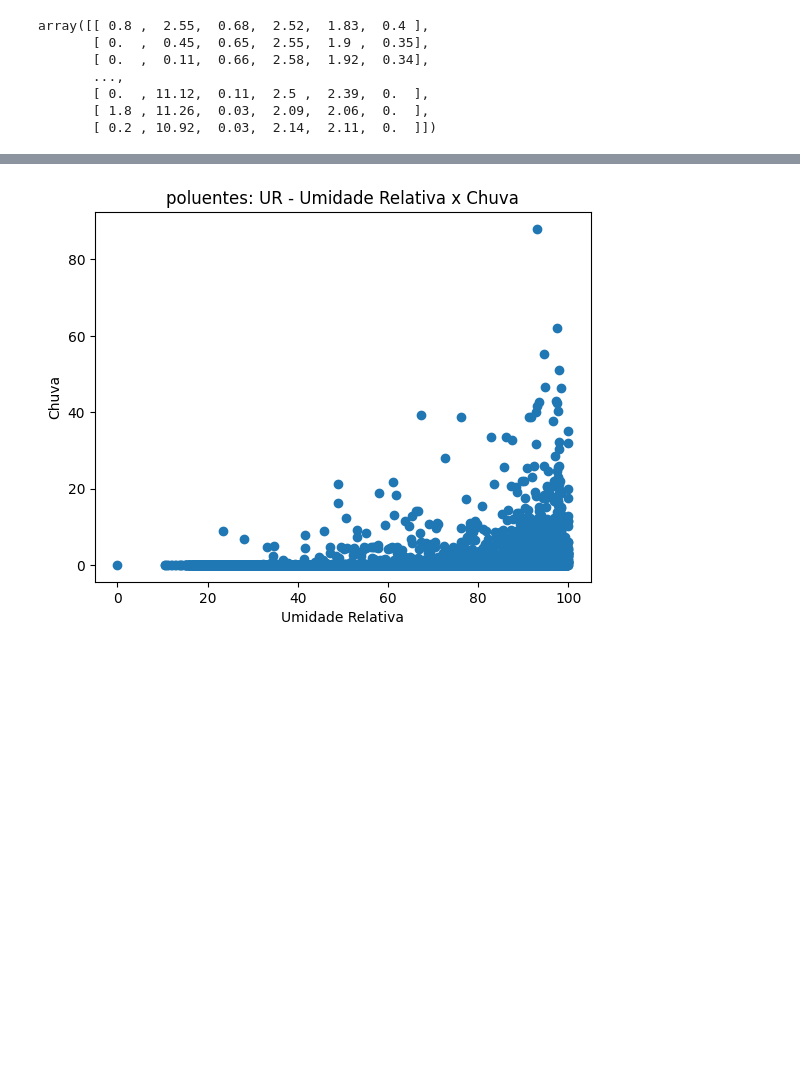
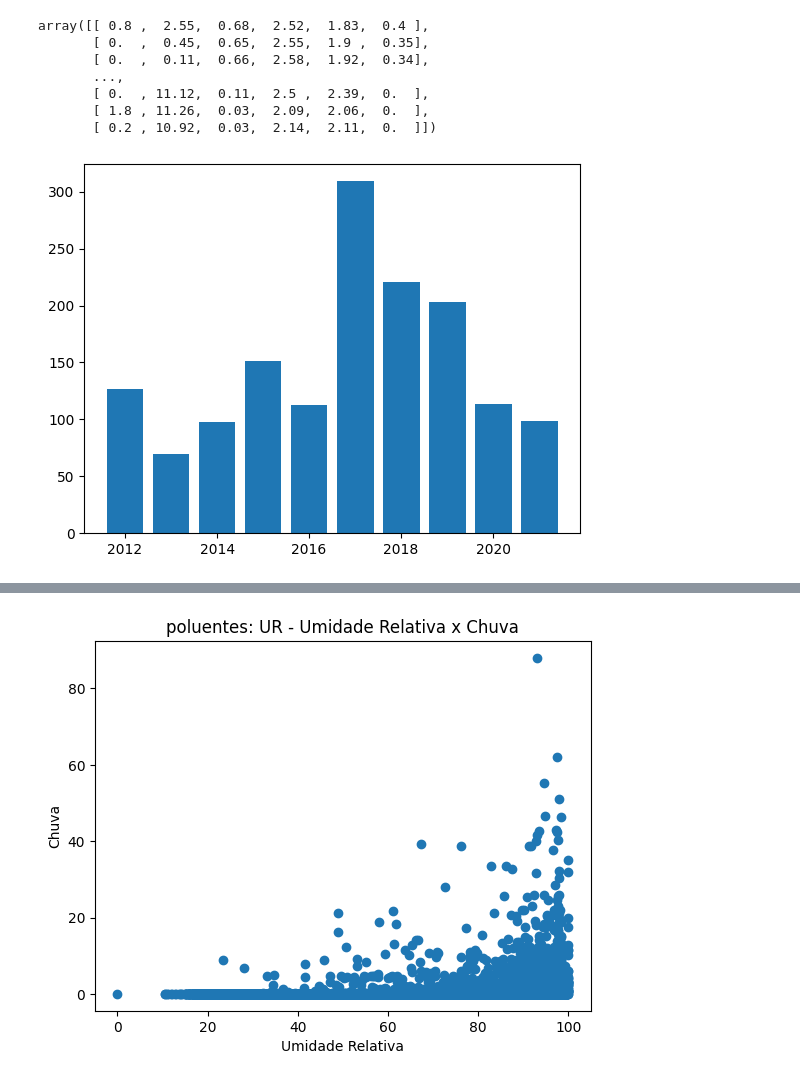
Before and after one commit to Luciahelenasantos/POS_GRADUACAO_PUC, a Jupyter notebook: MVP/Versão1_de_Projeto_Split1a.ipynb, the cells around one changed output, grey strips where cells are left out. Saved outputs shown, nothing was run; the diff lists cells and outputs as text; code cells hidden in the pictures; blank space fills up the shorter version.

```diff
--- a/MVP/Versão1_de_Projeto_Split1a.ipynb
+++ b/MVP/Versão1_de_Projeto_Split1a.ipynb
@@ -447,3 +445,14 @@ array([[ 0.8 ,  2.55,  0.68,  2.52,  1.83,  0.4 ],
        [ 0.  , 11.12,  0.11,  2.5 ,  2.39,  0.  ],
        [ 1.8 , 11.26,  0.03,  2.09,  2.06,  0.  ],
        [ 0.2 , 10.92,  0.03,  2.14,  2.11,  0.  ]])
+# %%
+# Prepara a figura (fig) e a área do gráfico (ax)
+fig, ax = plt.subplots()
+
+# Plota o gráfico de barras
+ax.bar(x = dadoarIR['Ano'], height = dadoarIR['SO2'])
+
+# Exibe o gráfico
+plt.show()
+# %% [output]
+[figure, added]
```
Also changed, not shown: parts of 2 cells of this notebook.
